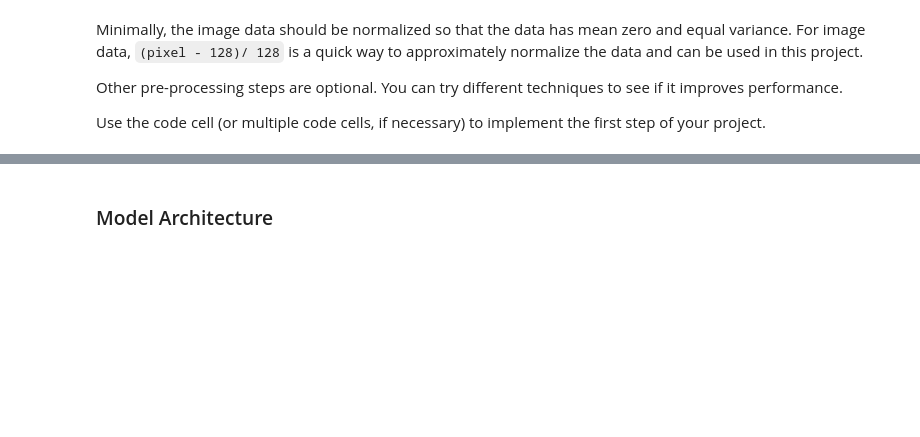
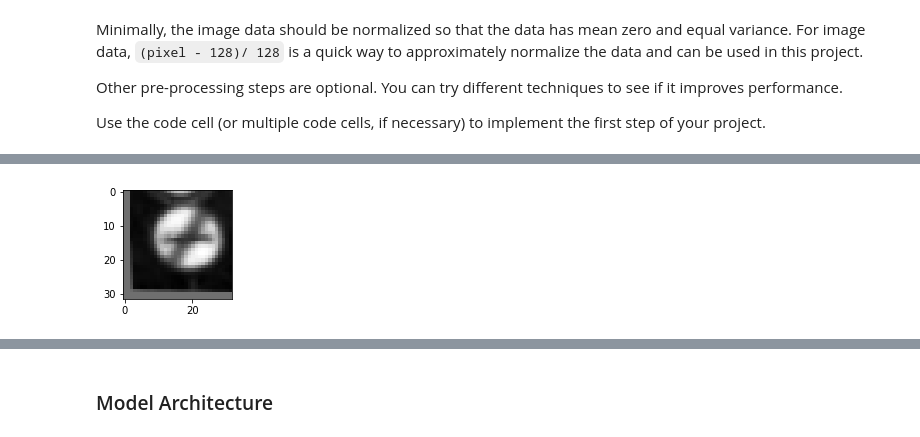
Before and after one commit to lizhang101/CarND, a Jupyter notebook: CarND-Traffic-Sign-Classifier-Project/Traffic_Sign_Classifier_v2.ipynb, the cells around one changed output, grey strips where cells are left out. Drawn from its saved outputs; the diff is of its cells as text; code cells hidden in the pictures; blank space fills up the shorter version.

```diff
--- a/CarND-Traffic-Sign-Classifier-Project/Traffic_Sign_Classifier_v2.ipynb
+++ b/CarND-Traffic-Sign-Classifier-Project/Traffic_Sign_Classifier_v2.ipynb
@@ -292,0 +353,10 @@ Before and After random brighten
+# %%
+#check one Augmented image
+img = X_train[3]
+img = randbrighten_img(img)
+img = randwarp_img(img)
+img = randscale_img(img)
+img = randtranslate_img(img)
+show_images([img])
+# %% [output]
+[figure, added]
```
Also changed, not shown: parts of 52 cells of this notebook.
